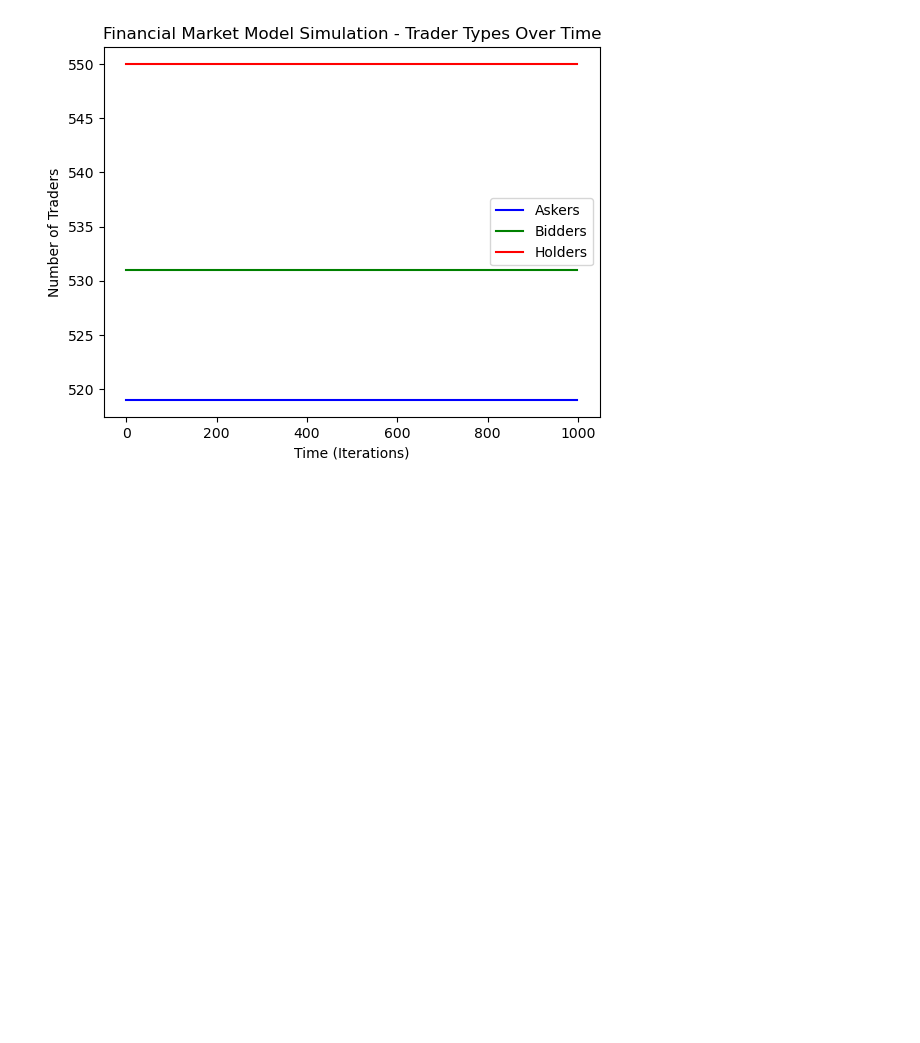
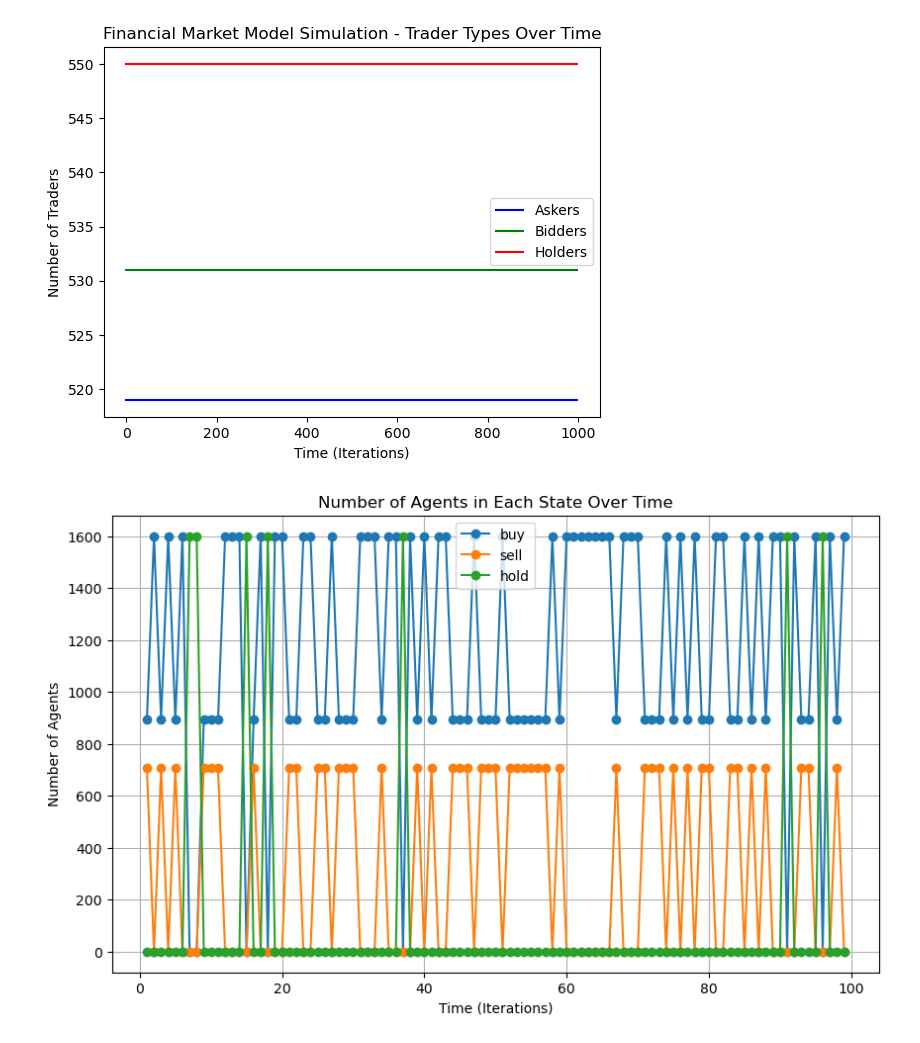
Before and after one commit to SuperAileen/CCS-2024-Group20, a Jupyter notebook: network_small_world.ipynb, the cells around one changed output. Cells and saved outputs as stored; diff of their text form; code cells hidden in the pictures; blank space fills up the shorter version.

Commit message:
update network

```diff
--- a/network_small_world.ipynb
+++ b/network_small_world.ipynb
@@ -250,3 +250,75 @@ plt.title('Financial Market Model Simulation - Trader Types Over Time')
 plt.show()
 # %% [output]
 [figure]
+# %%
+low_price = 10
+high_price = 100
+price_change_threshold = 0.05  # Price change threshold for holding
+
+# Create a small-world network
+network = nx.watts_strogatz_graph(N, 4, 0.02)
+
+# Initialize agent attributes
+agents = np.zeros(N, dtype=[('type', 'U10'), ('wealth', 'f8'), ('money', 'f8'), ('quantity', 'f8'), ('threshold', 'f8'), ('decision', 'U10'), ('info', 'f8')])
+for i in range(N):
+    agents[i] = (np.random.choice(['fund', 'chart']), W[i], M, Q, np.random.uniform(0, TAO), np.random.choice(['buy', 'sell', 'hold']), np.random.uniform(0, Ith))
+
+# Initialize expected and actual price
+expected_price = np.random.uniform(low_price, high_price)
+actual_price = np.random.uniform(low_price, high_price)
+
+# Initialize a dictionary to store the number of agents in each state before the simulation starts
+state_counts = {'buy': [], 'sell': [], 'hold': []}
+
+# Simulate market dynamics
+for t in range(1, 100):  # Assume 100 time steps for the simulation
+    # Update agent states and trading decisions
+    for i, agent in enumerate(agents):
+        # Increase information assets
+        agent['info'] += np.random.uniform(0, Ith - max(agent['info'], 0))
+
+        # Calculate price change
+        price_change = abs(actual_price - expected_price) / expected_price
+
+        if price_change < price_change_threshold:
+            # If price change is within the threshold, hold
+            agent['decision'] = 'hold'
+        else:
+            if agent['type'] == 'fund':
+                # Fundamentalist agents buy if price is lower than expected price, sell if higher
+                agent['decision'] = 'buy' if actual_price < expected_price else 'sell'
+            else:  # 'chart'
+                # Chartist agents buy if price is increasing, sell if decreasing
+                agent['decision'] = 'buy' if actual_price > agent['info'] else 'sell'
+
+    # Information dissemination and agent interaction
+    for i, agent in enumerate(agents):
+        neighbors = list(network.neighbors(i))
+        # Share decision information with neighbors
+        for neighbor in neighbors:
+            agents[neighbor]['decision'] = agent['decision']
+
+            # If the neighbor's information assets exceed the threshold, they also become active and imitate the decision
+            if agents[neighbor]['info'] > Ith:
+                agents[neighbor]['decision'] = agent['decision']
+
+    # Calculate the number of agents in each state
+    for state in ['buy', 'sell', 'hold']:
+        state_counts[state].append(sum(agent['decision'] == state for agent in agents))
+
+    # Update expected and actual price for the next time step
+    expected_price = np.random.uniform(low_price, high_price)
+    actual_price = np.random.uniform(low_price, high_price)
+
+# After the simulation ends, create a chart to show the number of agents in each state over time
+plt.figure(figsize=(10, 6))
+for state, counts in state_counts.items():
+    plt.plot(range(1, 100), counts, marker='o', label=state)
+plt.xlabel('Time (Iterations)')
+plt.ylabel('Number of Agents')
+plt.title('Number of Agents in Each State Over Time')
+plt.legend()
+plt.grid(True)
+plt.show()
+# %% [output]
+[figure, added]
```
Also changed, not shown: parts of 1 cell of this notebook.
